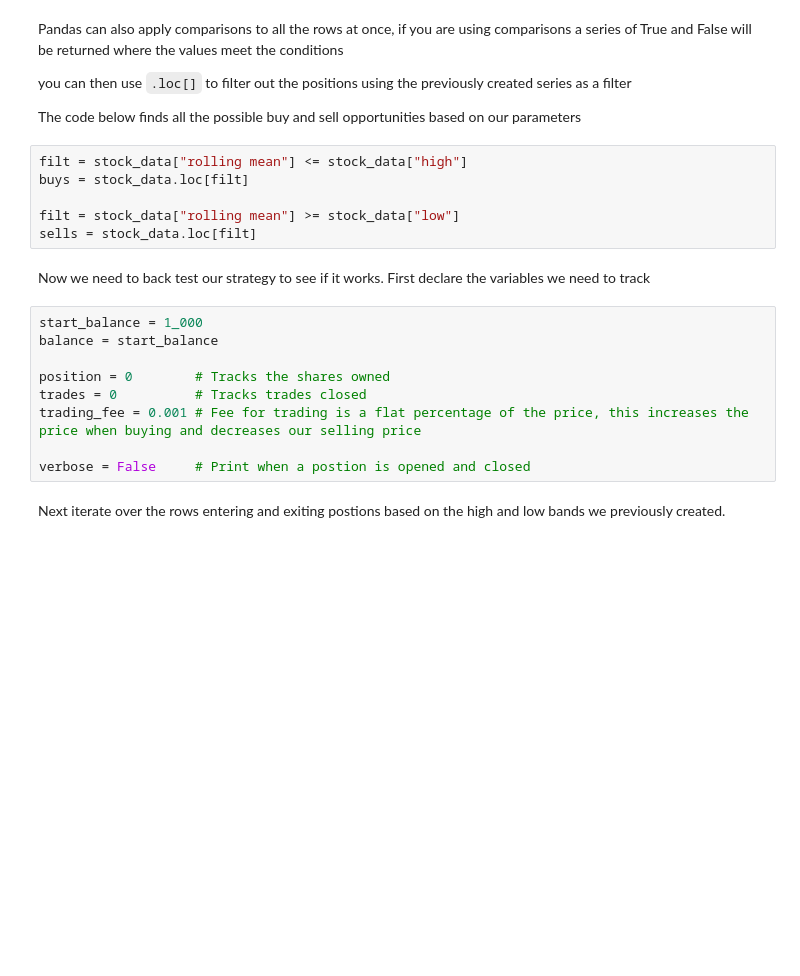
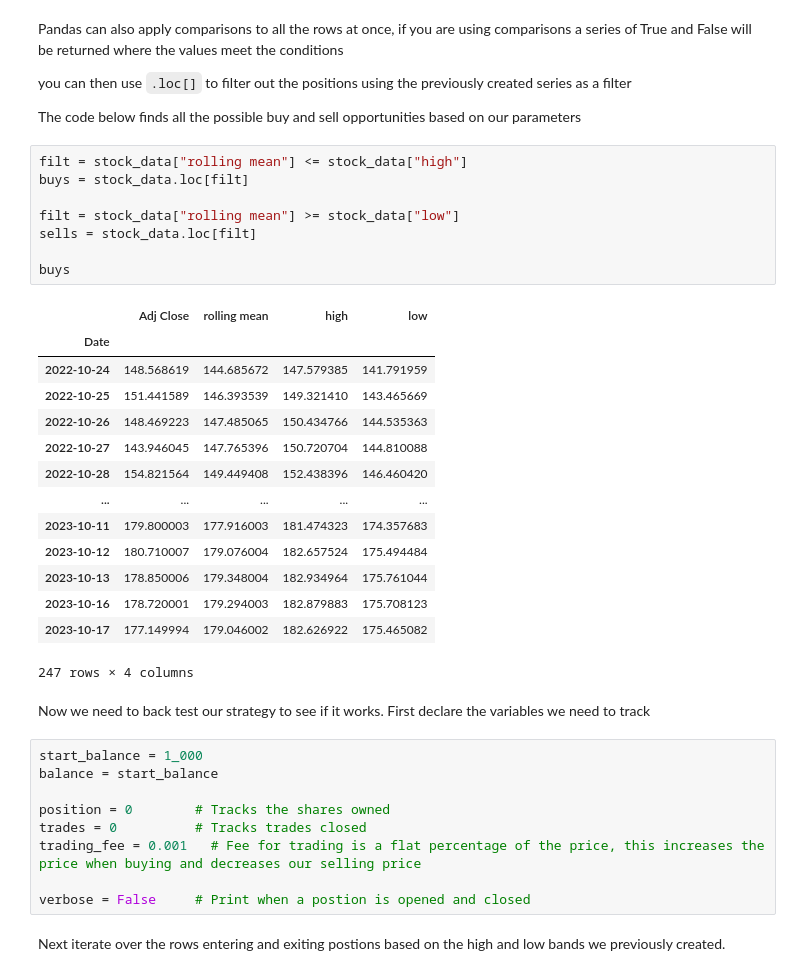
Before and after one commit to Oliver-De-Fusco/2023-10-18-Fintech-Society, a Jupyter notebook: Third Party.ipynb, the cells around one changed output. Saved outputs shown, nothing was run; the diff lists cells and outputs as text; blank space fills up the shorter version.

```diff
--- a/Third Party.ipynb
+++ b/Third Party.ipynb
@@ -287,9 +342,26 @@ The code below finds all the possible buy and sell opportunities based on our pa
 # %%
 filt = stock_data["rolling mean"] <= stock_data["high"]
 buys = stock_data.loc[filt]
 
 filt = stock_data["rolling mean"] >= stock_data["low"]
 sells = stock_data.loc[filt]
+
+buys
+# %% [output]
+|  | Adj Close | rolling mean | high | low |
+| Date |  |  |  |  |
+| 2022-10-24 | 148.568619 | 144.685672 | 147.579385 | 141.791959 |
+| 2022-10-25 | 151.441589 | 146.393539 | 149.321410 | 143.465669 |
+| 2022-10-26 | 148.469223 | 147.485065 | 150.434766 | 144.535363 |
+| 2022-10-27 | 143.946045 | 147.765396 | 150.720704 | 144.810088 |
+| 2022-10-28 | 154.821564 | 149.449408 | 152.438396 | 146.460420 |
+| ... | ... | ... | ... | ... |
+| 2023-10-11 | 179.800003 | 177.916003 | 181.474323 | 174.357683 |
+| 2023-10-12 | 180.710007 | 179.076004 | 182.657524 | 175.494484 |
+| 2023-10-13 | 178.850006 | 179.348004 | 182.934964 | 175.761044 |
+| 2023-10-16 | 178.720001 | 179.294003 | 182.879883 | 175.708123 |
+| 2023-10-17 | 177.149994 | 179.046002 | 182.626922 | 175.465082 |
+247 rows × 4 columns
 # %% [markdown]
 Now we need to back test our strategy to see if it works. First declare the variables we need to track
 # %%
@@ -298,7 +370,7 @@ balance = start_balance
 
 position = 0        # Tracks the shares owned
 trades = 0          # Tracks trades closed
-trading_fee = 0.001 # Fee for trading is a flat percentage of the price, this increases the price when buying and decreases our selling price
+trading_fee = 0.001   # Fee for trading is a flat percentage of the price, this increases the price when buying and decreases our selling price
 
 verbose = False     # Print when a postion is opened and closed
 # %% [markdown]
```
Also changed, not shown: parts of 22 cells of this notebook, 3 other files.
